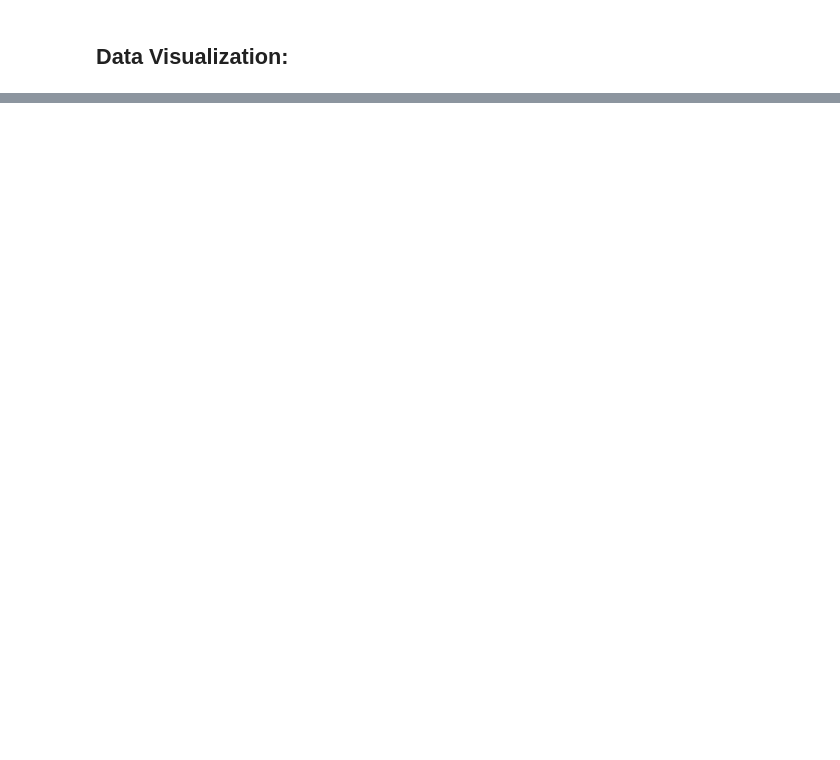
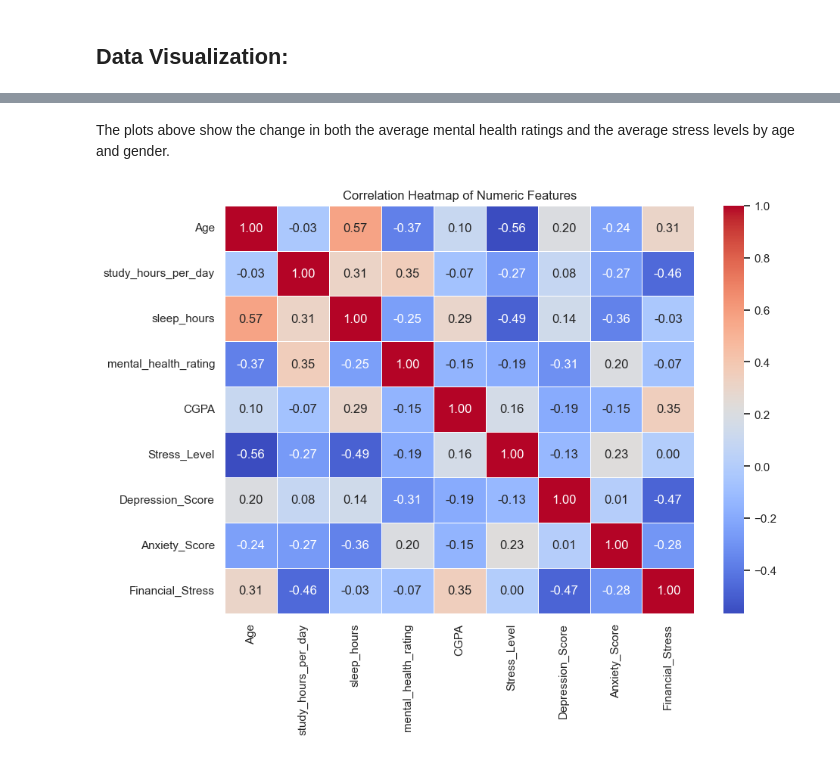
Before and after one commit to rebeccafalash/SI_618_project1, a Jupyter notebook: project1_v1.ipynb, the cells around one changed output, grey strips where cells are left out. Drawn from its saved outputs; the diff is of its cells as text; code cells hidden in the pictures; blank space fills up the shorter version.

```diff
--- a/project1_v1.ipynb
+++ b/project1_v1.ipynb
@@ -29,0 +164,31 @@ import pandas
+# %%
+df_habits = df_habits.rename(columns={"gender": "Gender", "age": "Age"})
+new_HB_df = (
+    df_habits.groupby(["Gender", "Age"])
+    .agg(
+        {
+            "study_hours_per_day": "mean",
+            "sleep_hours": "mean",
+            "mental_health_rating": "mean",
+        }
+    )
+    .reset_index()
+)
+
+new_SM_df = (
+    df_MH.groupby(["Gender", "Age"])
+    .agg(
+        {
+            "CGPA": "mean",
+            "Stress_Level": "mean",
+            "Depression_Score": "mean",
+            "Anxiety_Score": "mean",
+            "Financial_Stress": "mean",
+        }
+    )
+    .reset_index()
+)
+
+data_merged = pd.merge(new_HB_df, new_SM_df, on=["Gender", "Age"])
+
+data_merged
@@ -33,0 +243,12 @@ import pandas
+# %% [markdown]
+The plots above show the change in both the average mental health ratings and the average stress levels by age and gender.
+# %%
+numeric_cols = data_merged.select_dtypes(include="number")
+corr_matrix = numeric_cols.corr()
+
+plt.figure(figsize=(10, 7))
+sns.heatmap(corr_matrix, annot=True, cmap="coolwarm", fmt=".2f", linewidths=0.5)
+plt.title("Correlation Heatmap of Numeric Features")
+plt.show()
+# %% [output]
+[figure, added]
```
Also changed, not shown: parts of 18 cells of this notebook, 1 other file.
